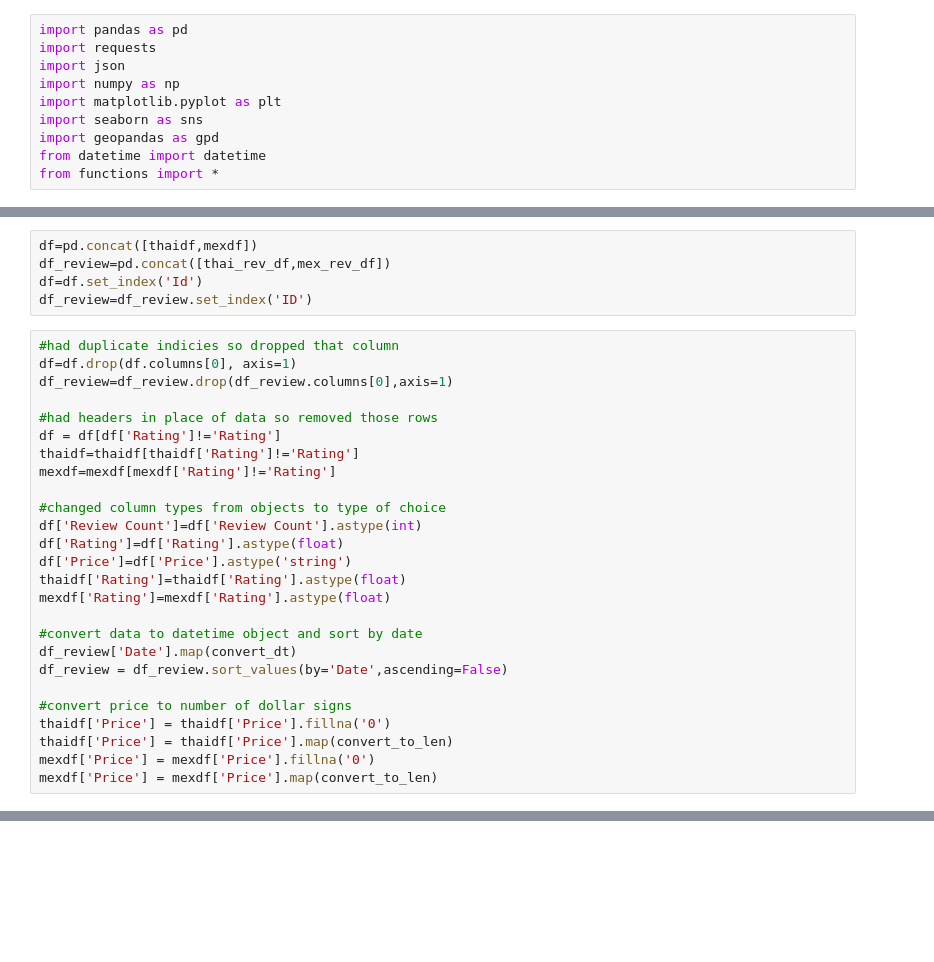
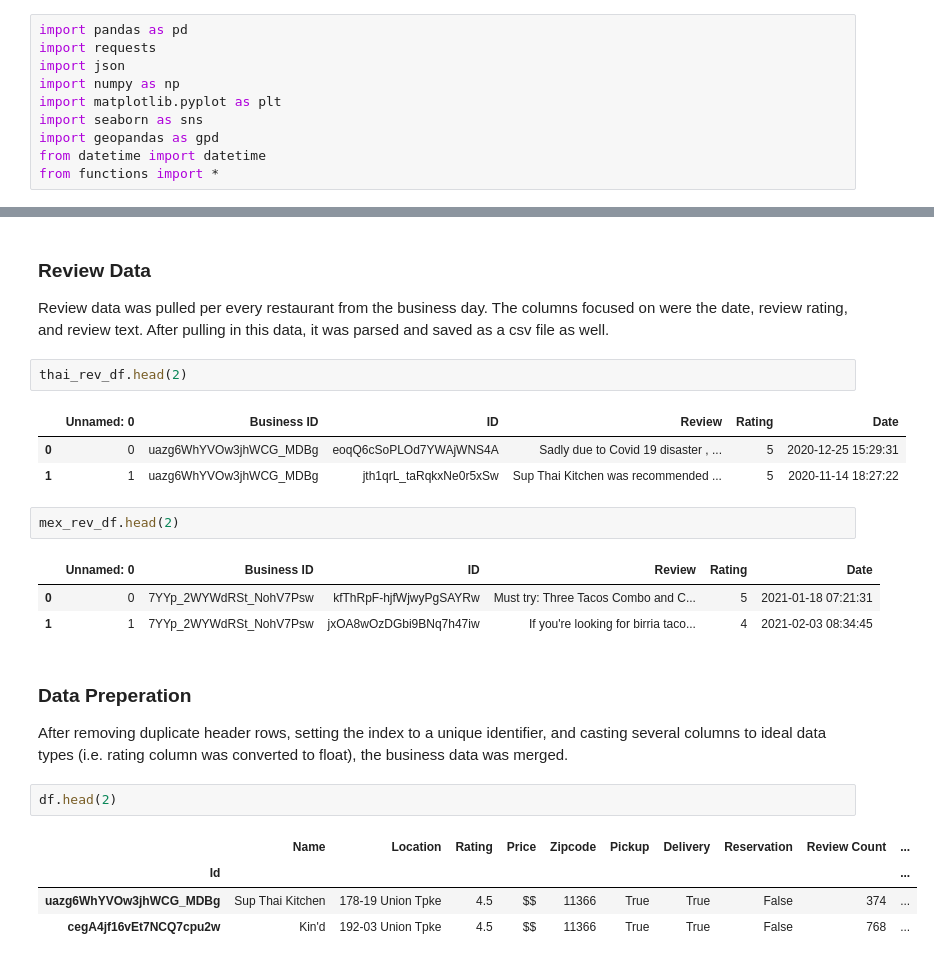
Before and after one commit to anisha732/Phase1Project, a Jupyter notebook: Code/Final Project 1 Notebook.ipynb, the cells around one changed output, grey strips where cells are left out. Drawn from its saved outputs; the diff is of its cells as text; blank space fills up the shorter version.

```diff
--- a/Code/Final Project 1 Notebook.ipynb
+++ b/Code/Final Project 1 Notebook.ipynb
@@ -19,31 +23,0 @@ mexdf['type']='Mexican'
-# %%
-df=pd.concat([thaidf,mexdf])
-df_review=pd.concat([thai_rev_df,mex_rev_df])
-df=df.set_index('Id')
-df_review=df_review.set_index('ID')
-# %%
-#had duplicate indicies so dropped that column
-df=df.drop(df.columns[0], axis=1)
-df_review=df_review.drop(df_review.columns[0],axis=1)
-
-#had headers in place of data so removed those rows
-df = df[df['Rating']!='Rating']
-thaidf=thaidf[thaidf['Rating']!='Rating']
-mexdf=mexdf[mexdf['Rating']!='Rating']
-
-#changed column types from objects to type of choice
-df['Review Count']=df['Review Count'].astype(int)
-df['Rating']=df['Rating'].astype(float)
-df['Price']=df['Price'].astype('string')
-thaidf['Rating']=thaidf['Rating'].astype(float)
-mexdf['Rating']=mexdf['Rating'].astype(float)
-
-#convert data to datetime object and sort by date
-df_review['Date'].map(convert_dt)
-df_review = df_review.sort_values(by='Date',ascending=False)
-
-#convert price to number of dollar signs
-thaidf['Price'] = thaidf['Price'].fillna('0')
-thaidf['Price'] = thaidf['Price'].map(convert_to_len)
-mexdf['Price'] = mexdf['Price'].fillna('0')
-mexdf['Price'] = mexdf['Price'].map(convert_to_len)
@@ -49,0 +39,27 @@ mexdf['Price'] = mexdf['Price'].map(convert_to_len)
+# %% [markdown]
+### Review Data
+
+Review data was pulled per every restaurant from the business day. The columns focused on were the date, review rating, and review text. After pulling in this data, it was parsed and saved as a csv file as well.
+# %%
+thai_rev_df.head(2)
+# %% [output]
+|  | Unnamed: 0 | Business ID | ID | Review | Rating | Date |
+| 0 | 0 | uazg6WhYVOw3jhWCG_MDBg | eoqQ6cSoPLOd7YWAjWNS4A | Sadly due to Covid 19 disaster , ... | 5 | 2020-12-25 15:29:31 |
+| 1 | 1 | uazg6WhYVOw3jhWCG_MDBg | jth1qrL_taRqkxNe0r5xSw | Sup Thai Kitchen was recommended ... | 5 | 2020-11-14 18:27:22 |
+# %%
+mex_rev_df.head(2)
+# %% [output]
+|  | Unnamed: 0 | Business ID | ID | Review | Rating | Date |
+| 0 | 0 | 7YYp_2WYWdRSt_NohV7Psw | kfThRpF-hjfWjwyPgSAYRw | Must try: Three Tacos Combo and C... | 5 | 2021-01-18 07:21:31 |
+| 1 | 1 | 7YYp_2WYWdRSt_NohV7Psw | jxOA8wOzDGbi9BNq7h47iw | If you're looking for birria taco... | 4 | 2021-02-03 08:34:45 |
+# %% [markdown]
+### Data Preperation
+
+After removing duplicate header rows, setting the index to a unique identifier, and casting several columns to ideal data types (i.e. rating column was converted to float), the business data was merged.
+# %%
+df.head(2)
+# %% [output]
+|  | Name | Location | Rating | Price | Zipcode | Pickup | Delivery | Reservation | Review Count | ... |
+| Id |  |  |  |  |  |  |  |  |  | ... |
+| uazg6WhYVOw3jhWCG_MDBg | Sup Thai Kitchen | 178-19 Union Tpke | 4.5 | $$ | 11366 | True | True | False | 374 | ... |
+| cegA4jf16vEt7NCQ7cpu2w | Kin'd | 192-03 Union Tpke | 4.5 | $$ | 11366 | True | True | False | 768 | ... |
```
Also changed, not shown: parts of 21 cells of this notebook, 2 other files.
